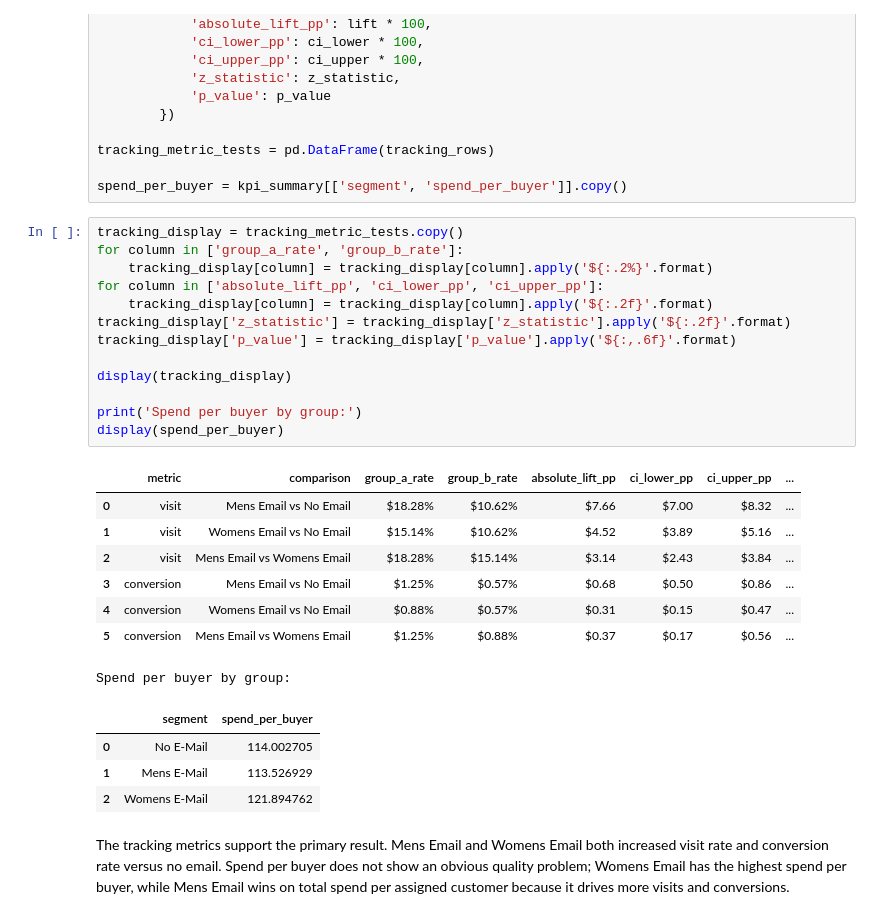
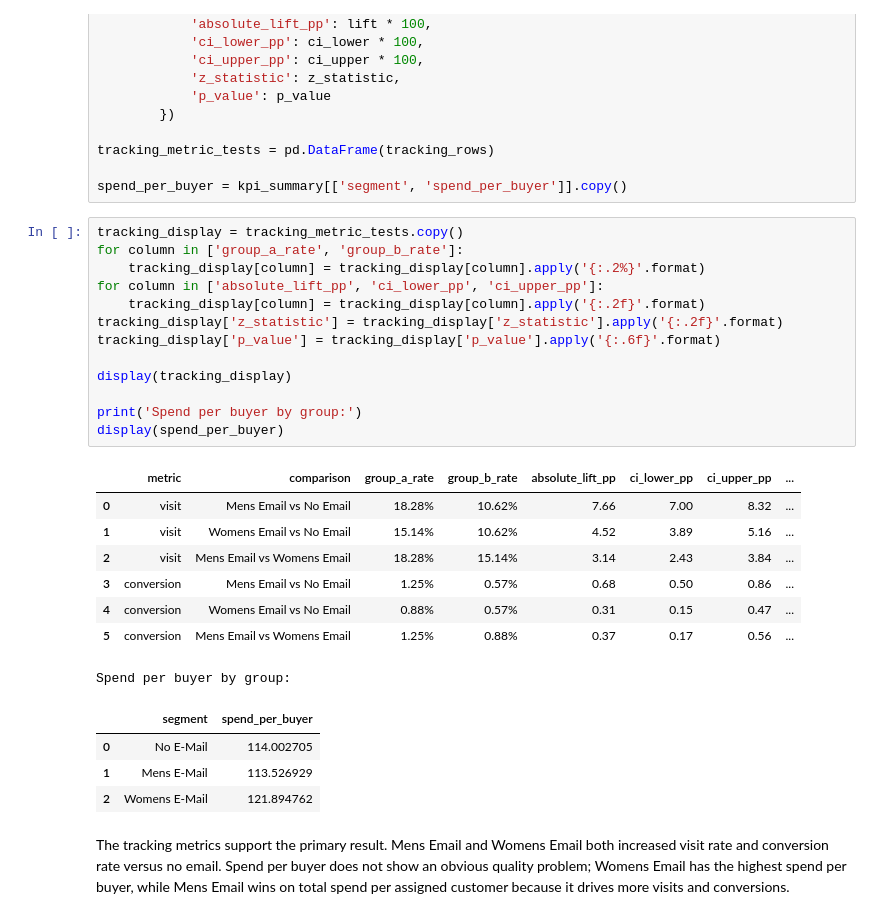
Before and after one commit to joshuaschoi/Project_Archives, a Jupyter notebook: Email_Campaign_AB_Test/project_notebook_Email_Campaign_AB_Test.ipynb, the cells around one changed output. Drawn from its saved outputs; the diff is of its cells as text.

```diff
--- a/Email_Campaign_AB_Test/project_notebook_Email_Campaign_AB_Test.ipynb
+++ b/Email_Campaign_AB_Test/project_notebook_Email_Campaign_AB_Test.ipynb
@@ -407,24 +407,24 @@ spend_per_buyer = kpi_summary[['segment', 'spend_per_buyer']].copy()
 # %%
 tracking_display = tracking_metric_tests.copy()
 for column in ['group_a_rate', 'group_b_rate']:
-    tracking_display[column] = tracking_display[column].apply('${:.2%}'.format)
+    tracking_display[column] = tracking_display[column].apply('{:.2%}'.format)
 for column in ['absolute_lift_pp', 'ci_lower_pp', 'ci_upper_pp']:
-    tracking_display[column] = tracking_display[column].apply('${:.2f}'.format)
-tracking_display['z_statistic'] = tracking_display['z_statistic'].apply('${:.2f}'.format)
-tracking_display['p_value'] = tracking_display['p_value'].apply('${:,.6f}'.format)
+    tracking_display[column] = tracking_display[column].apply('{:.2f}'.format)
+tracking_display['z_statistic'] = tracking_display['z_statistic'].apply('{:.2f}'.format)
+tracking_display['p_value'] = tracking_display['p_value'].apply('{:.6f}'.format)
 
 display(tracking_display)
 
 print('Spend per buyer by group:')
 display(spend_per_buyer)
 # %% [output]
 |  | metric | comparison | group_a_rate | group_b_rate | absolute_lift_pp | ci_lower_pp | ci_upper_pp | ... |
-| 0 | visit | Mens Email vs No Email | $18.28% | $10.62% | $7.66 | $7.00 | $8.32 | ... |
-| 1 | visit | Womens Email vs No Email | $15.14% | $10.62% | $4.52 | $3.89 | $5.16 | ... |
-| 2 | visit | Mens Email vs Womens Email | $18.28% | $15.14% | $3.14 | $2.43 | $3.84 | ... |
-| 3 | conversion | Mens Email vs No Email | $1.25% | $0.57% | $0.68 | $0.50 | $0.86 | ... |
-| 4 | conversion | Womens Email vs No Email | $0.88% | $0.57% | $0.31 | $0.15 | $0.47 | ... |
-| 5 | conversion | Mens Email vs Womens Email | $1.25% | $0.88% | $0.37 | $0.17 | $0.56 | ... |
+| 0 | visit | Mens Email vs No Email | 18.28% | 10.62% | 7.66 | 7.00 | 8.32 | ... |
+| 1 | visit | Womens Email vs No Email | 15.14% | 10.62% | 4.52 | 3.89 | 5.16 | ... |
+| 2 | visit | Mens Email vs Womens Email | 18.28% | 15.14% | 3.14 | 2.43 | 3.84 | ... |
+| 3 | conversion | Mens Email vs No Email | 1.25% | 0.57% | 0.68 | 0.50 | 0.86 | ... |
+| 4 | conversion | Womens Email vs No Email | 0.88% | 0.57% | 0.31 | 0.15 | 0.47 | ... |
+| 5 | conversion | Mens Email vs Womens Email | 1.25% | 0.88% | 0.37 | 0.17 | 0.56 | ... |
 Spend per buyer by group:
 |  | segment | spend_per_buyer |
 | 0 | No E-Mail | 114.002705 |
```
Also changed, not shown: parts of 7 cells of this notebook, 10 other files.
